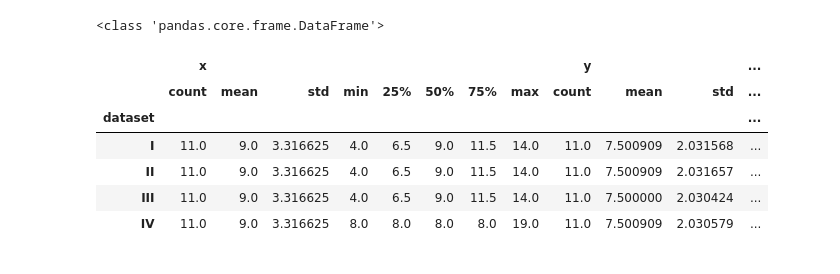
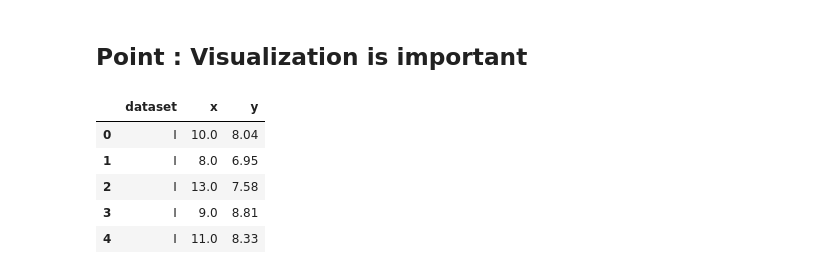
Before and after one commit to hygoni/DataAnalysis, a Jupyter notebook: HelloPandas/5.Various_Graphs_Representing_Data.ipynb, the cells around one changed output. Saved outputs shown, nothing was run; the diff lists cells and outputs as text; code cells hidden in the pictures.

Commit message:
5.Various_Graphs_Representing_Data (WIP : Seaborn)

```diff
--- a/HelloPandas/5.Various_Graphs_Representing_Data.ipynb
+++ b/HelloPandas/5.Various_Graphs_Representing_Data.ipynb
@@ -2,16 +2,15 @@
 import seaborn as sns
 import pandas as pd
 import matplotlib.pyplot as plt
+# %% [markdown]
+## Point : Visualization is important
 # %%
 anscombe = sns.load_dataset('anscombe')
-print(type(anscombe))
-display(anscombe.groupby('dataset').describe())
+anscombe.head()
 # %% [output]
-<class 'pandas.core.frame.DataFrame'>
-|  | x |  |  |  |  |  |  |  | y |  |  | ... |
-|  | count | mean | std | min | 25% | 50% | 75% | max | count | mean | std | ... |
-| dataset |  |  |  |  |  |  |  |  |  |  |  | ... |
-| I | 11.0 | 9.0 | 3.316625 | 4.0 | 6.5 | 9.0 | 11.5 | 14.0 | 11.0 | 7.500909 | 2.031568 | ... |
-| II | 11.0 | 9.0 | 3.316625 | 4.0 | 6.5 | 9.0 | 11.5 | 14.0 | 11.0 | 7.500909 | 2.031657 | ... |
-| III | 11.0 | 9.0 | 3.316625 | 4.0 | 6.5 | 9.0 | 11.5 | 14.0 | 11.0 | 7.500000 | 2.030424 | ... |
-| IV | 11.0 | 9.0 | 3.316625 | 8.0 | 8.0 | 8.0 | 8.0 | 19.0 | 11.0 | 7.500909 | 2.030579 | ... |
+|  | dataset | x | y |
+| 0 | I | 10.0 | 8.04 |
+| 1 | I | 8.0 | 6.95 |
+| 2 | I | 13.0 | 7.58 |
+| 3 | I | 9.0 | 8.81 |
+| 4 | I | 11.0 | 8.33 |
```
Also changed, not shown: parts of 16 cells of this notebook.
